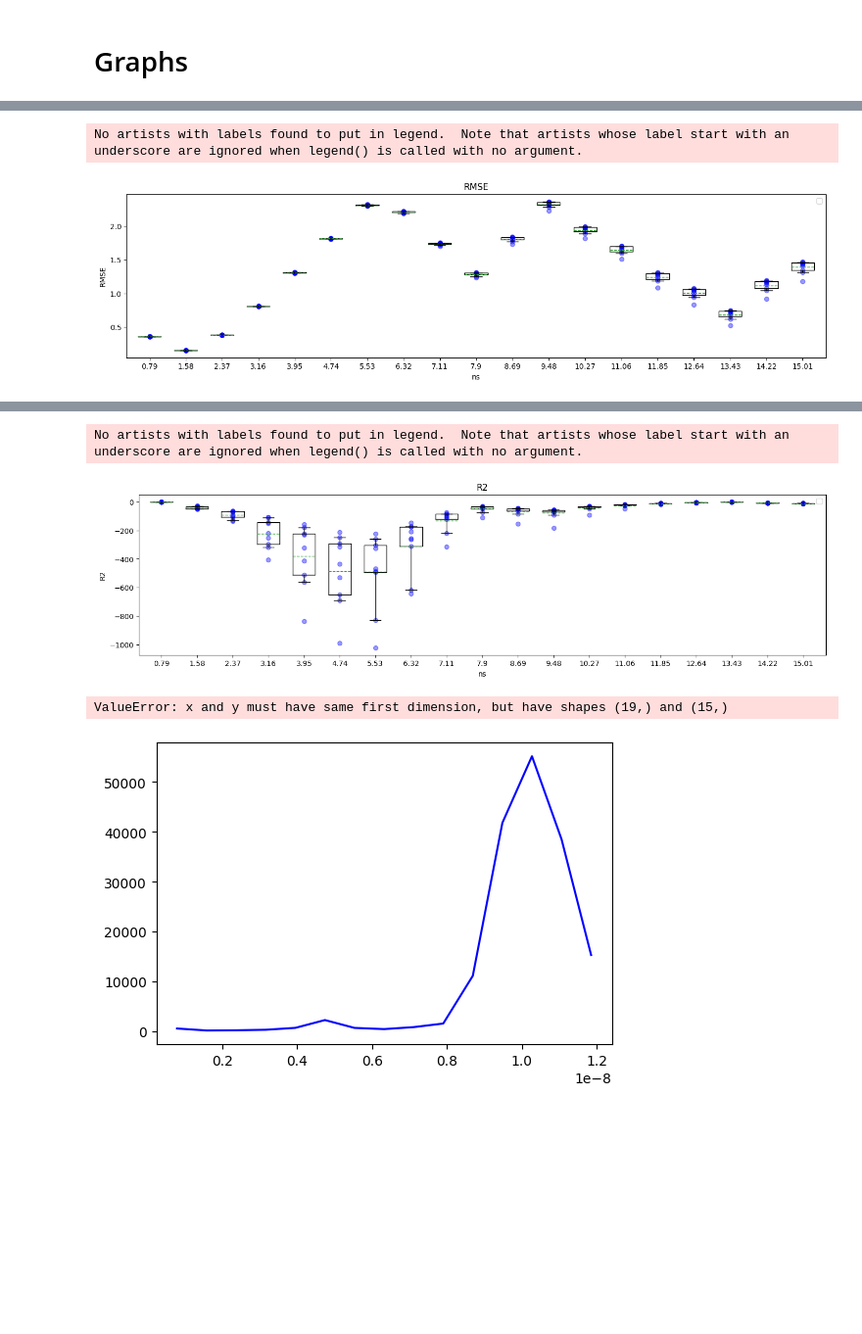
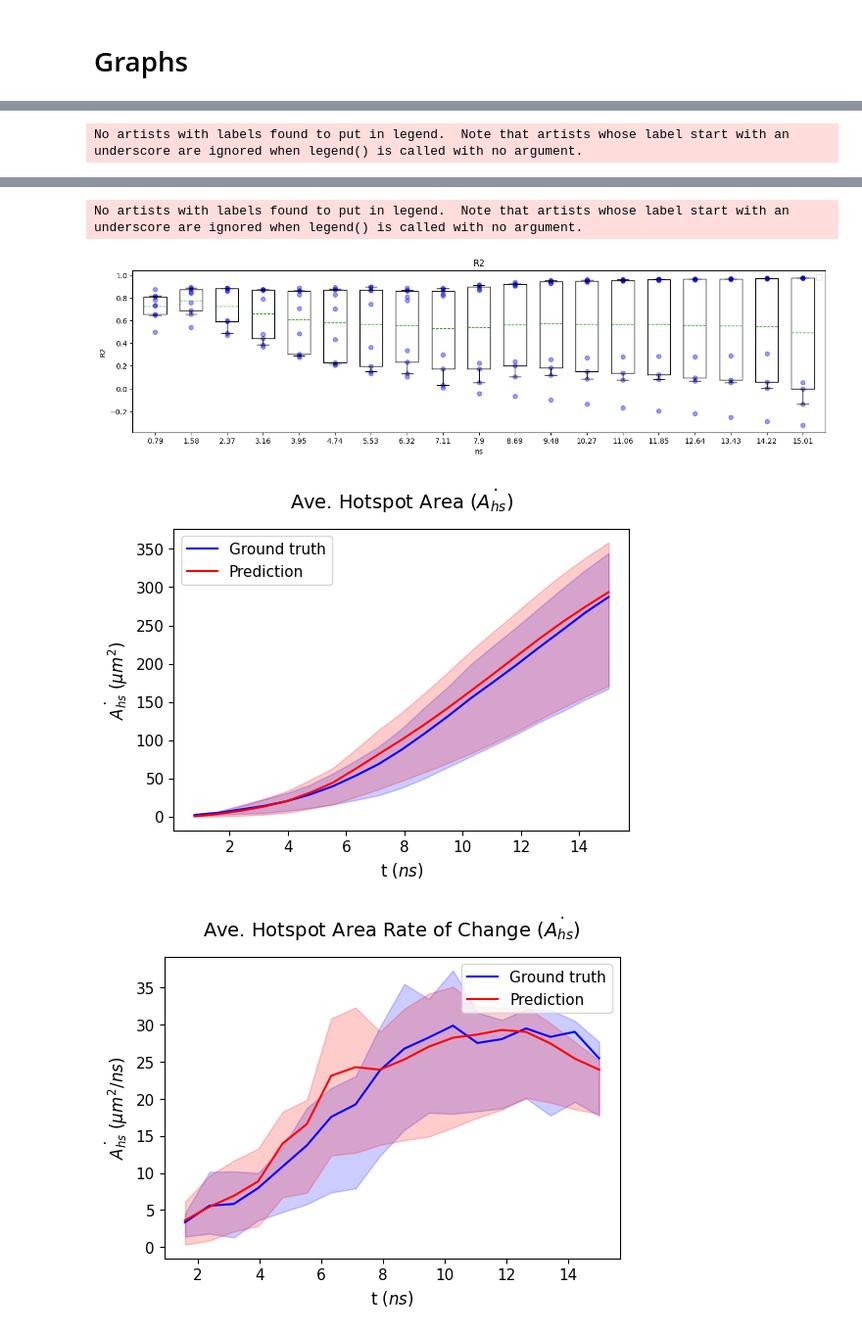
Before and after one commit to baeklab/parc, a Jupyter notebook: demos/modularized.ipynb, the cells around one changed output, grey strips where cells are left out. Shown at 98% size. Cells and saved outputs as stored; diff of their text form; code cells hidden in the pictures; blank space fills up the shorter version.

```diff
--- a/demos/modularized.ipynb
+++ b/demos/modularized.ipynb
@@ -128,7 +131,7 @@ Reformatted data shape:  (9, 240, 240, 78)
 #parc_model.save_weights("../parc_data/PARC_trained_data.h5")
 
 #load trained model weights
-parc_model.load_weights("../parc_data/PARC_trained_data.h5")
+parc_model.load_weights("../parc_data/preTrain.h5")
 # %% [markdown]
 # Prediction
 # %%
@@ -187,8 +195,8 @@ temp loss:  tf.Tensor(
 # Graphs
 # %%
 #create plots for data
-graphs.visualize_inference(Temp_gt,Temp_pred,t_idx,7,norm_T_min,norm_T_max)
-graphs.visualize_inference(Pres_gt,Pres_pred,t_idx,7,norm_P_min,norm_P_max)
+graphs.visualize_inference(Temp_gt,Temp_pred,t_idx,2,norm_T_min,norm_T_max)
+graphs.visualize_inference(Pres_gt,Pres_pred,t_idx,2,norm_P_min,norm_P_max)
 graphs.plot_rmse(rmse,t_idx)
 graphs.plot_r2(r2,t_idx)
 graphs.plot_hotspot_area(Temp_gt,Temp_pred,t_idx)
@@ -201,2 +210 @@ graphs.plot_saliency(Temp_pred,5)
 No artists with labels found to put in legend.  Note that artists whose label start with an underscore are ignored when legend() is called with no argument.
-[figure, old version]
@@ -203,4 +212,4 @@ No artists with labels found to put in legend.  Note that artists whose label st
 No artists with labels found to put in legend.  Note that artists whose label start with an underscore are ignored when legend() is called with no argument.
-[figure, old version]
-ValueError: x and y must have same first dimension, but have shapes (19,) and (15,)
-[figure, old version]
+[figure, new version]
+[figure, added]
+[figure, added]
```
Also changed, not shown: parts of 6 cells of this notebook, 4 other files.
